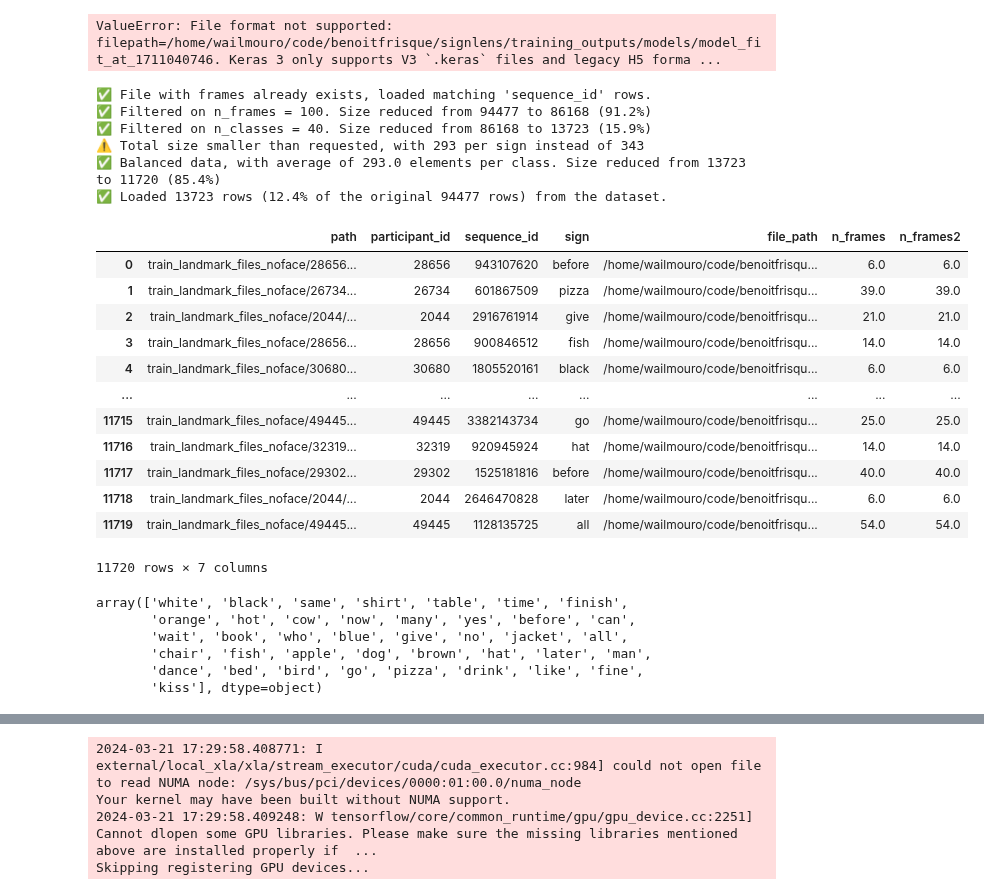
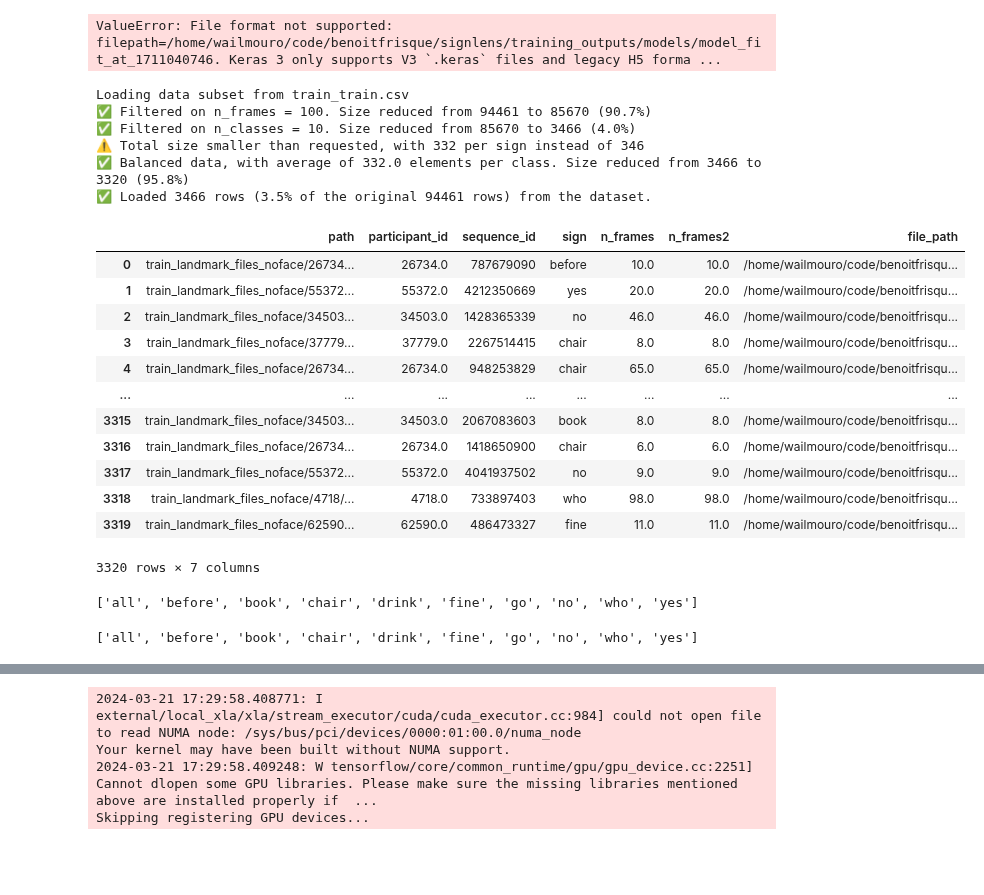
Before and after one commit to benoitfrisque/signlens, a Jupyter notebook: notebooks/Wail/notebook_model_testing.ipynb, the cells around one changed output, grey strips where cells are left out. Saved outputs shown, nothing was run; the diff lists cells and outputs as text; code cells hidden in the pictures; blank space fills up the shorter version.

```diff
--- a/notebooks/Wail/notebook_model_testing.ipynb
+++ b/notebooks/Wail/notebook_model_testing.ipynb
@@ -46,35 +97,30 @@ Load latest model from local registry...
 Load latest model from disk...
 ValueError: File format not supported: filepath=/home/wailmouro/code/benoitfrisque/signlens/training_outputs/models/model_fit_at_1711040746. Keras 3 only supports V3 `.keras` files and legacy H5 forma ...
 # %%
-train=load_data_subset_csv(balanced=True,n_classes=40)
+train=load_data_subset_csv(balanced=True)
 train
 # %% [output]
-✅ File with frames already exists, loaded matching 'sequence_id' rows.
-✅ Filtered on n_frames = 100. Size reduced from 94477 to 86168 (91.2%)
-✅ Filtered on n_classes = 40. Size reduced from 86168 to 13723 (15.9%)
-⚠️ Total size smaller than requested, with 293 per sign instead of 343
-✅ Balanced data, with average of 293.0 elements per class. Size reduced from 13723 to 11720 (85.4%)
-✅ Loaded 13723 rows (12.4% of the original 94477 rows) from the dataset.
+Loading data subset from train_train.csv
+✅ Filtered on n_frames = 100. Size reduced from 94461 to 85670 (90.7%)
+✅ Filtered on n_classes = 10. Size reduced from 85670 to 3466 (4.0%)
+⚠️ Total size smaller than requested, with 332 per sign instead of 346
+✅ Balanced data, with average of 332.0 elements per class. Size reduced from 3466 to 3320 (95.8%)
+✅ Loaded 3466 rows (3.5% of the original 94461 rows) from the dataset.
-|  | path | participant_id | sequence_id | sign | file_path | n_frames | n_frames2 |
-| 0 | train_landmark_files_noface/28656... | 28656 | 943107620 | before | /home/wailmouro/code/benoitfrisqu... | 6.0 | 6.0 |
-| 1 | train_landmark_files_noface/26734... | 26734 | 601867509 | pizza | /home/wailmouro/code/benoitfrisqu... | 39.0 | 39.0 |
-| 2 | train_landmark_files_noface/2044/... | 2044 | 2916761914 | give | /home/wailmouro/code/benoitfrisqu... | 21.0 | 21.0 |
-| 3 | train_landmark_files_noface/28656... | 28656 | 900846512 | fish | /home/wailmouro/code/benoitfrisqu... | 14.0 | 14.0 |
-| 4 | train_landmark_files_noface/30680... | 30680 | 1805520161 | black | /home/wailmouro/code/benoitfrisqu... | 6.0 | 6.0 |
+|  | path | participant_id | sequence_id | sign | n_frames | n_frames2 | file_path |
+| 0 | train_landmark_files_noface/26734... | 26734.0 | 787679090 | before | 10.0 | 10.0 | /home/wailmouro/code/benoitfrisqu... |
+| 1 | train_landmark_files_noface/55372... | 55372.0 | 4212350669 | yes | 20.0 | 20.0 | /home/wailmouro/code/benoitfrisqu... |
+| 2 | train_landmark_files_noface/34503... | 34503.0 | 1428365339 | no | 46.0 | 46.0 | /home/wailmouro/code/benoitfrisqu... |
+| 3 | train_landmark_files_noface/37779... | 37779.0 | 2267514415 | chair | 8.0 | 8.0 | /home/wailmouro/code/benoitfrisqu... |
+| 4 | train_landmark_files_noface/26734... | 26734.0 | 948253829 | chair | 65.0 | 65.0 | /home/wailmouro/code/benoitfrisqu... |
 | ... | ... | ... | ... | ... | ... | ... | ... |
-| 11715 | train_landmark_files_noface/49445... | 49445 | 3382143734 | go | /home/wailmouro/code/benoitfrisqu... | 25.0 | 25.0 |
-| 11716 | train_landmark_files_noface/32319... | 32319 | 920945924 | hat | /home/wailmouro/code/benoitfrisqu... | 14.0 | 14.0 |
-| 11717 | train_landmark_files_noface/29302... | 29302 | 1525181816 | before | /home/wailmouro/code/benoitfrisqu... | 40.0 | 40.0 |
-| 11718 | train_landmark_files_noface/2044/... | 2044 | 2646470828 | later | /home/wailmouro/code/benoitfrisqu... | 6.0 | 6.0 |
-| 11719 | train_landmark_files_noface/49445... | 49445 | 1128135725 | all | /home/wailmouro/code/benoitfrisqu... | 54.0 | 54.0 |
+| 3315 | train_landmark_files_noface/34503... | 34503.0 | 2067083603 | book | 8.0 | 8.0 | /home/wailmouro/code/benoitfrisqu... |
+| 3316 | train_landmark_files_noface/26734... | 26734.0 | 1418650900 | chair | 6.0 | 6.0 | /home/wailmouro/code/benoitfrisqu... |
+| 3317 | train_landmark_files_noface/55372... | 55372.0 | 4041937502 | no | 9.0 | 9.0 | /home/wailmouro/code/benoitfrisqu... |
+| 3318 | train_landmark_files_noface/4718/... | 4718.0 | 733897403 | who | 98.0 | 98.0 | /home/wailmouro/code/benoitfrisqu... |
+| 3319 | train_landmark_files_noface/62590... | 62590.0 | 486473327 | fine | 11.0 | 11.0 | /home/wailmouro/code/benoitfrisqu... |
-11720 rows × 7 columns
+3320 rows × 7 columns
 # %%
-y_unique_sign=train["sign"].unique()
+y_unique_sign=sorted(train["sign"].unique())
 y_unique_sign
 # %% [output]
-array(['white', 'black', 'same', 'shirt', 'table', 'time', 'finish',
-       'orange', 'hot', 'cow', 'now', 'many', 'yes', 'before', 'can',
-       'wait', 'book', 'who', 'blue', 'give', 'no', 'jacket', 'all',
-       'chair', 'fish', 'apple', 'dog', 'brown', 'hat', 'later', 'man',
-       'dance', 'bed', 'bird', 'go', 'pizza', 'drink', 'like', 'fine',
-       'kiss'], dtype=object)
+['all', 'before', 'book', 'chair', 'drink', 'fine', 'go', 'no', 'who', 'yes']
@@ -82,0 +127,5 @@ y=label_dictionnary(train)
+# %%
+y_unique_sign=sorted(test["sign"].unique())
+y_unique_sign
+# %% [output]
+['all', 'before', 'book', 'chair', 'drink', 'fine', 'go', 'no', 'who', 'yes']
```
Also changed, not shown: parts of 9 cells of this notebook, 5 other files.
